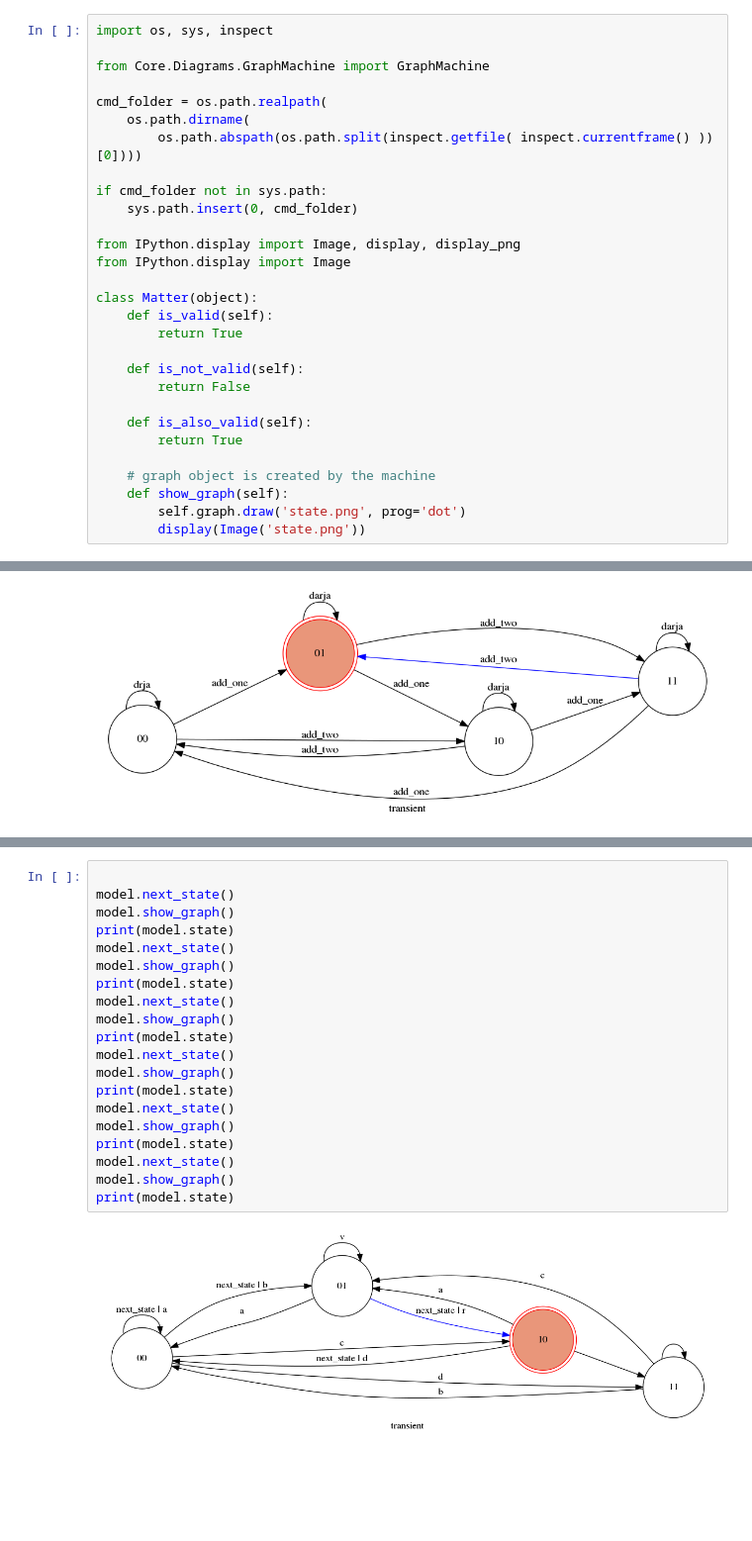
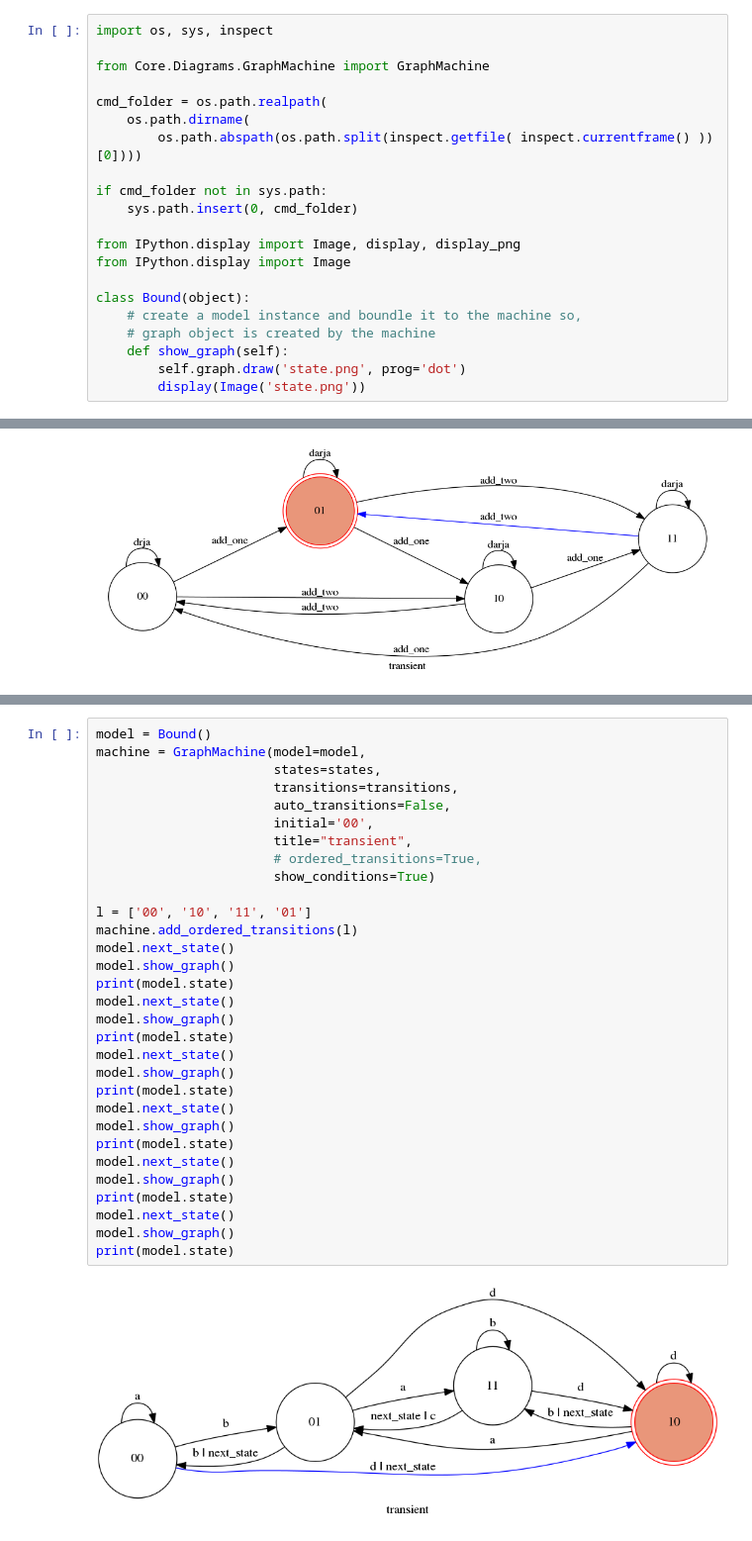
Before and after one commit to MohammadForouhesh/FSM, a Jupyter notebook: report_and_test.ipynb, the cells around one changed output, grey strips where cells are left out. Shown at 99% size. Cells and saved outputs as stored; diff of their text form; blank space fills up the shorter version.

```diff
--- a/report_and_test.ipynb
+++ b/report_and_test.ipynb
@@ -13,16 +13,8 @@ if cmd_folder not in sys.path:
 from IPython.display import Image, display, display_png
 from IPython.display import Image
 
-class Matter(object):
-    def is_valid(self):
-        return True
-
-    def is_not_valid(self):
-        return False
-
-    def is_also_valid(self):
-        return True
-
+class Bound(object):
+    # create a model instance and boundle it to the machine so,
     # graph object is created by the machine
     def show_graph(self):
         self.graph.draw('state.png', prog='dot')
@@ -236,24 +231,35 @@ print(model.state)
 01
 # %%
+model = Bound()
+machine = GraphMachine(model=model,
+                       states=states,
+                       transitions=transitions,
+                       auto_transitions=False,
+                       initial='00',
+                       title="transient",
+                       # ordered_transitions=True,
+                       show_conditions=True)
 
+l = ['00', '10', '11', '01']
+machine.add_ordered_transitions(l)
 model.next_state()
 model.show_graph()
 print(model.state)
 model.next_state()
 model.show_graph()
 print(model.state)
 model.next_state()
 model.show_graph()
 print(model.state)
 model.next_state()
 model.show_graph()
 print(model.state)
 model.next_state()
 model.show_graph()
 print(model.state)
 model.next_state()
 model.show_graph()
 print(model.state)
 # %% [output]
-[figure, old version]
+[figure, new version]
 10
```
Also changed, not shown: parts of 9 cells of this notebook, 8 other files.
